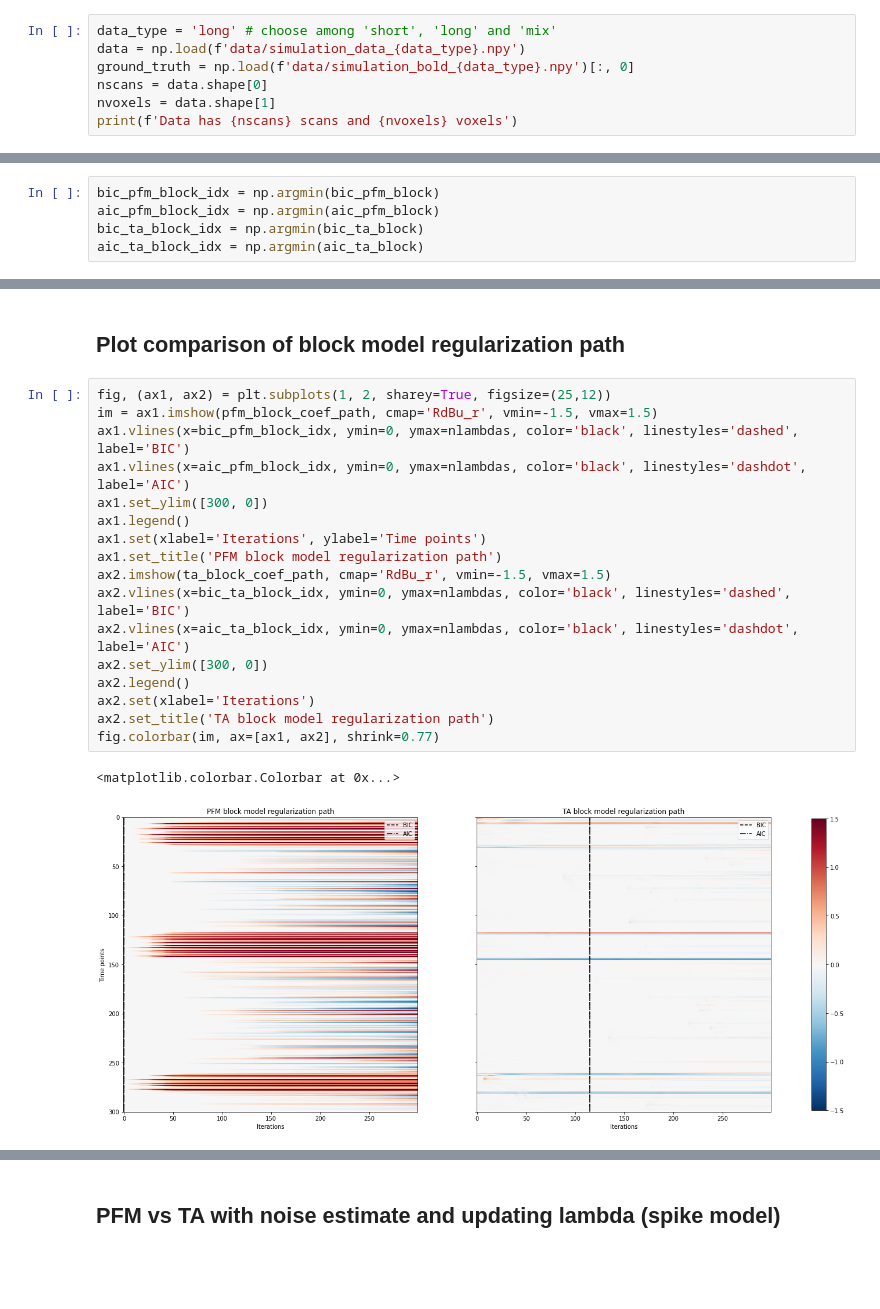
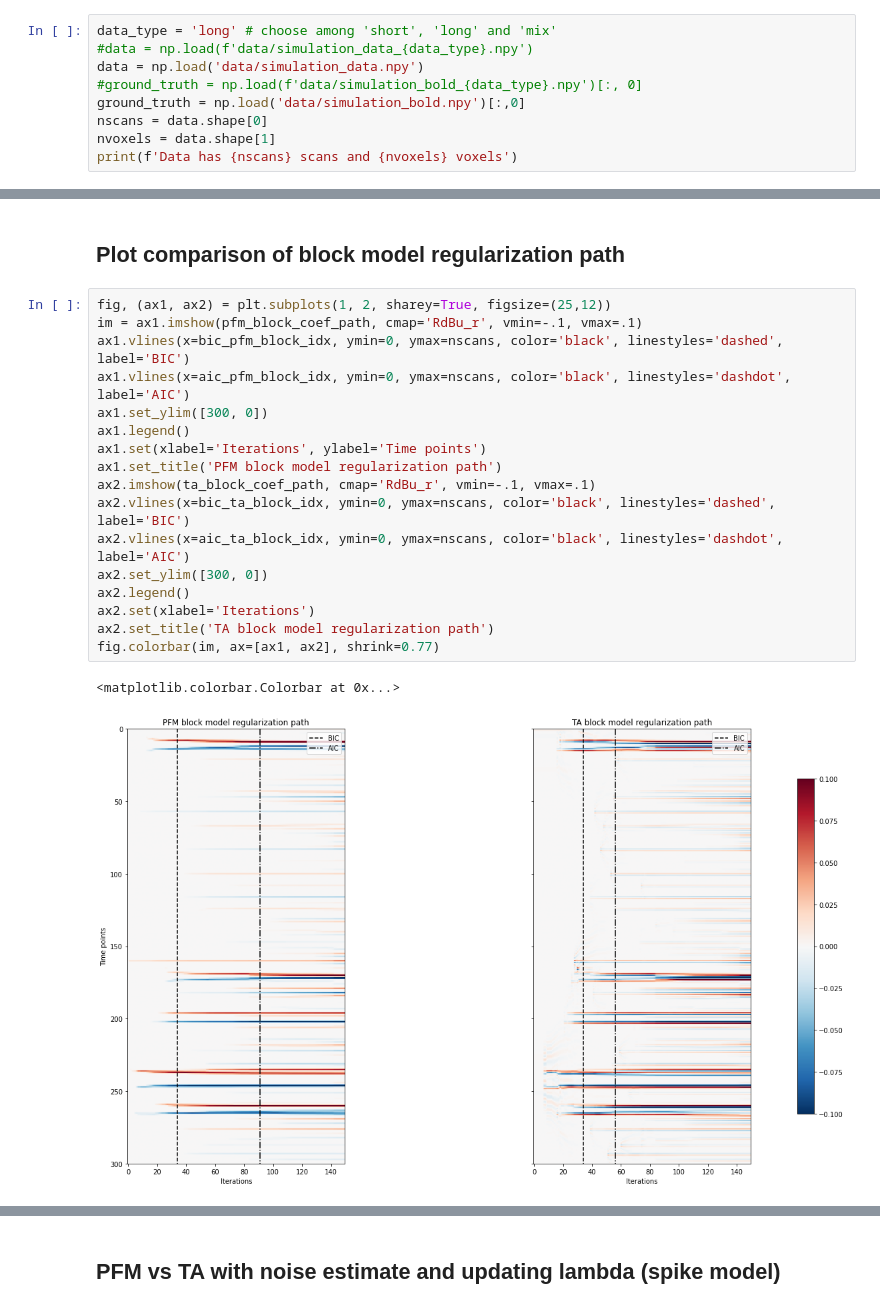
Before and after one commit to eurunuela/pfm_vs_ta, a Jupyter notebook: pfm_vs_ta.ipynb, the cells around one changed output, grey strips where cells are left out. Saved outputs shown, nothing was run; the diff lists cells and outputs as text; blank space fills up the shorter version.

```diff
--- a/pfm_vs_ta.ipynb
+++ b/pfm_vs_ta.ipynb
@@ -20,8 +20,10 @@ from Scripts.total_activation import hrf_filters
 ## Load data
 # %%
 data_type = 'long' # choose among 'short', 'long' and 'mix'
-data = np.load(f'data/simulation_data_{data_type}.npy')
-ground_truth = np.load(f'data/simulation_bold_{data_type}.npy')[:, 0]
+#data = np.load(f'data/simulation_data_{data_type}.npy')
+data = np.load('data/simulation_data.npy')
+#ground_truth = np.load(f'data/simulation_bold_{data_type}.npy')[:, 0]
+ground_truth = np.load('data/simulation_bold.npy')[:,0]
 nscans = data.shape[0]
 nvoxels = data.shape[1]
 print(f'Data has {nscans} scans and {nvoxels} voxels')
@@ -235,6 +269 @@ Calculating regularization path for TA on voxel 1 of 8...
 Regularization path of voxel 1 calculated
-# %%
-bic_pfm_block_idx = np.argmin(bic_pfm_block)
-aic_pfm_block_idx = np.argmin(aic_pfm_block)
-bic_ta_block_idx = np.argmin(bic_ta_block)
-aic_ta_block_idx = np.argmin(aic_ta_block)
@@ -261,24 +271,24 @@ for lambda_idx in range(nlambdas):
 ## Plot comparison of block model regularization path
 # %%
 fig, (ax1, ax2) = plt.subplots(1, 2, sharey=True, figsize=(25,12))
-im = ax1.imshow(pfm_block_coef_path, cmap='RdBu_r', vmin=-1.5, vmax=1.5)
-ax1.vlines(x=bic_pfm_block_idx, ymin=0, ymax=nlambdas, color='black', linestyles='dashed', label='BIC')
-ax1.vlines(x=aic_pfm_block_idx, ymin=0, ymax=nlambdas, color='black', linestyles='dashdot', label='AIC')
+im = ax1.imshow(pfm_block_coef_path, cmap='RdBu_r', vmin=-.1, vmax=.1)
+ax1.vlines(x=bic_pfm_block_idx, ymin=0, ymax=nscans, color='black', linestyles='dashed', label='BIC')
+ax1.vlines(x=aic_pfm_block_idx, ymin=0, ymax=nscans, color='black', linestyles='dashdot', label='AIC')
 ax1.set_ylim([300, 0])
 ax1.legend()
 ax1.set(xlabel='Iterations', ylabel='Time points')
 ax1.set_title('PFM block model regularization path')
-ax2.imshow(ta_block_coef_path, cmap='RdBu_r', vmin=-1.5, vmax=1.5)
-ax2.vlines(x=bic_ta_block_idx, ymin=0, ymax=nlambdas, color='black', linestyles='dashed', label='BIC')
-ax2.vlines(x=aic_ta_block_idx, ymin=0, ymax=nlambdas, color='black', linestyles='dashdot', label='AIC')
+ax2.imshow(ta_block_coef_path, cmap='RdBu_r', vmin=-.1, vmax=.1)
+ax2.vlines(x=bic_ta_block_idx, ymin=0, ymax=nscans, color='black', linestyles='dashed', label='BIC')
+ax2.vlines(x=aic_ta_block_idx, ymin=0, ymax=nscans, color='black', linestyles='dashdot', label='AIC')
 ax2.set_ylim([300, 0])
 ax2.legend()
 ax2.set(xlabel='Iterations')
 ax2.set_title('TA block model regularization path')
 fig.colorbar(im, ax=[ax1, ax2], shrink=0.77)
 # %% [output]
 <matplotlib.colorbar.Colorbar at 0x...>
-[figure, old version]
+[figure, new version]
 # %%
 fig, (ax1, ax2) = plt.subplots(1, 2, sharey=True, figsize=(25,7))
 ax1.plot(lambdas_pfm_block)
```
Also changed, not shown: parts of 16 cells of this notebook.
